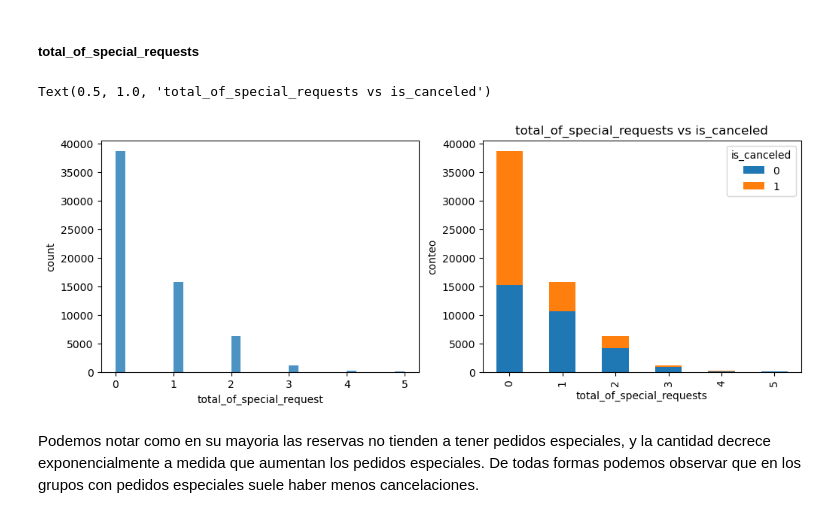
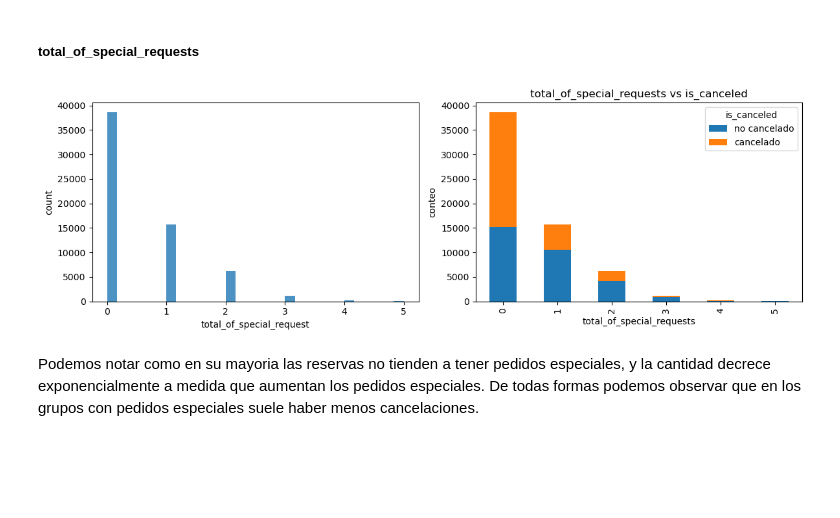
Before and after one commit to JuampiCarosi/7506R-2C2023-GRUPO23, a Jupyter notebook: 7506R_TP1_GRUPO23_CHP1_ENTREGA.ipynb, the cells around one changed output. Cells and saved outputs as stored; diff of their text form; code cells hidden in the pictures; blank space fills up the shorter version.

```diff
--- a/7506R_TP1_GRUPO23_CHP1_ENTREGA.ipynb
+++ b/7506R_TP1_GRUPO23_CHP1_ENTREGA.ipynb
@@ -545,22 +546,24 @@ A pesar que la mayoria de la poblacion se encuentra en el grupo donde no se requ
 # %%
 fig2,  (ax1, ax2) = plt.subplots(1, 2, figsize=(12, 4))
 
 ax1.hist(df['total_of_special_requests'], bins = 30 , alpha = 0.8)
 ax1.set_xlabel('total_of_special_request')
 ax1.set_ylabel('count')
 
 
 
 conteo_special_requests = df.groupby(['total_of_special_requests', 'is_canceled']).size().unstack(fill_value=0)
 
 conteo_special_requests.plot(kind='bar', stacked=True, ax=ax2)
 
 ax2.set_xlabel('total_of_special_requests')
 ax2.set_ylabel('conteo')
 ax2.set_title('total_of_special_requests vs is_canceled')
+plt.legend(title='is_canceled', labels=['no cancelado', 'cancelado'])
+plt.tight_layout()
+plt.show()
 # %% [output]
-Text(0.5, 1.0, 'total_of_special_requests vs is_canceled')
-[figure, old version]
+[figure, new version]
 # %% [markdown]
 Podemos notar como en su mayoria las reservas no tienden a tener pedidos especiales, y la cantidad decrece exponencialmente a medida que aumentan los pedidos especiales. De todas formas podemos observar que en los grupos con pedidos especiales suele haber menos cancelaciones.
 # %% [markdown]
```
Also changed, not shown: parts of 38 cells of this notebook.
